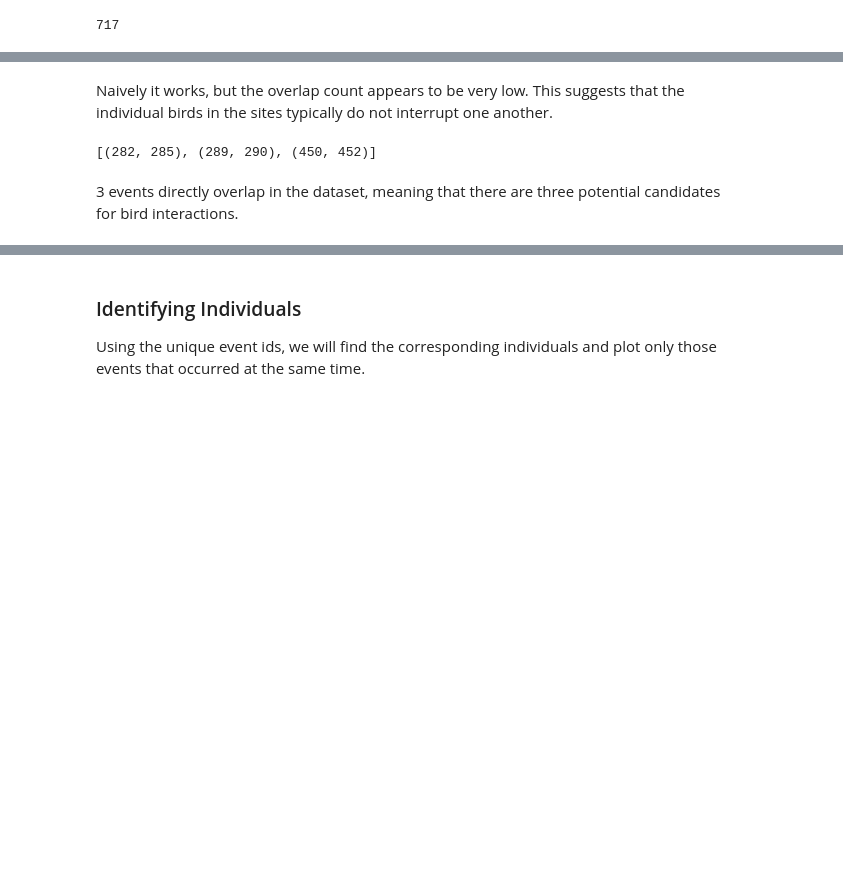
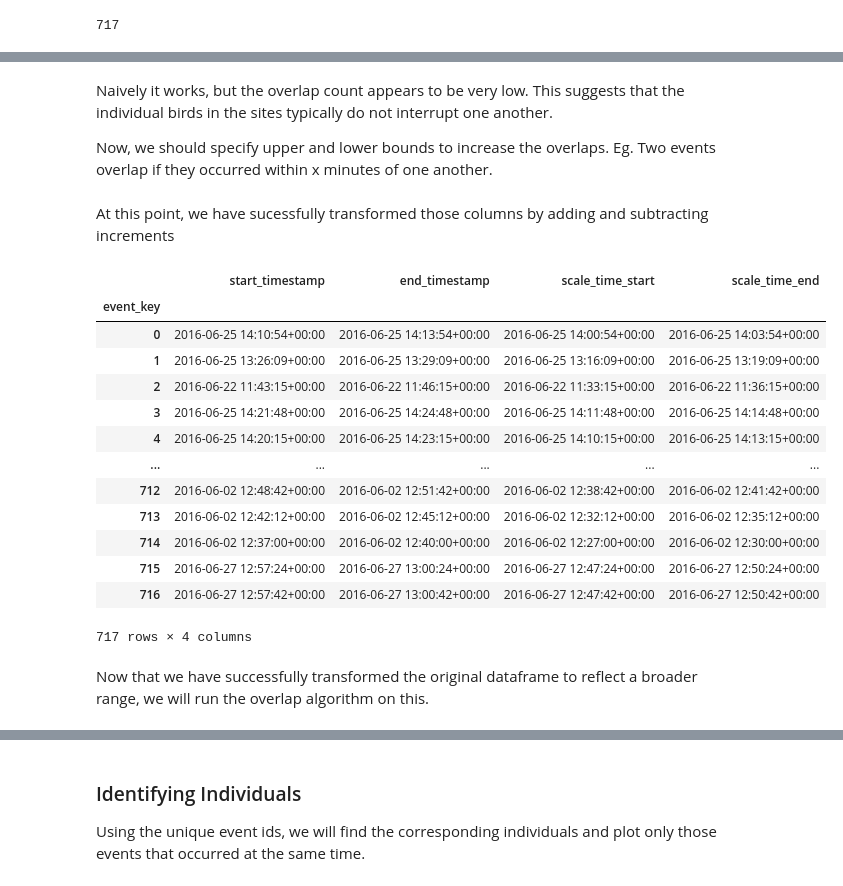
Before and after one commit to andChen2026/Bird_Network_Interactions_Analyzer, a Jupyter notebook: bioacoustics_data_analysis.ipynb, the cells around one changed output, grey strips where cells are left out. Saved outputs shown, nothing was run; the diff lists cells and outputs as text; code cells hidden in the pictures; blank space fills up the shorter version.

```diff
--- a/bioacoustics_data_analysis.ipynb
+++ b/bioacoustics_data_analysis.ipynb
@@ -61,7 +61,7 @@ subst_loaded_events_df['individual'] = all_loaded_events_df['class']
 
 # Convert to datetime objects
 subst_loaded_events_df['start_timestamp'] = pd.to_datetime(subst_loaded_events_df['start_timestamp'], utc=True)
-subst_loaded_events_df['duration'] = pd.to_timedelta(subst_loaded_events_df['duration'], unit='sec')
+subst_loaded_events_df['duration'] = pd.to_timedelta(subst_loaded_events_df['duration'], unit='minute')
 # %%
 # Create a new column just for the end_timestamp
 subst_loaded_events_df['end_timestamp'] = (subst_loaded_events_df['start_timestamp'] + subst_loaded_events_df['duration'])
@@ -179,8 +195,39 @@ overlaps = overlap(tuples_events)
 # %% [markdown]
 Naively it works, but the overlap count appears to be very low. This suggests that the individual birds in the sites typically do not interrupt one another.
+
+Now, we should specify upper and lower bounds to increase the overlaps. Eg. Two events overlap if they occurred within x minutes of one another.
 # %%
-overlaps
+# First we need to add a lower and upper bound: Start - Lower & End + Upper. Then, use that for overlaps
+# Modify the dataframe, adding those new columns for the algorithm to process
+cols = subst_loaded_events_df.columns
+#cols
+# Fetch only the necessary columns
+time_df = subst_loaded_events_df[['event_key', 'start_timestamp', 'end_timestamp']]
+# Process those columns by adding a new one
+
+lower_s = 10
+upper_e = 10
+
+time_df['scale_time_start'] = time_df['start_timestamp'] - pd.to_timedelta(lower_s, unit='minute')
+time_df['scale_time_end'] = time_df['end_timestamp'] - pd.to_timedelta(upper_e, unit='minute')
+
+time_df = time_df.set_index("event_key")
-# %% [output]
-[(282, 285), (289, 290), (450, 452)]
-# %% [markdown]
-3 events directly overlap in the dataset, meaning that there are three potential candidates for bird interactions.
+# %% [markdown]
+At this point, we have sucessfully transformed those columns by adding and subtracting increments
+# %%
+time_df
+# %% [output]
+|  | start_timestamp | end_timestamp | scale_time_start | scale_time_end |
+| event_key |  |  |  |  |
+| 0 | 2016-06-25 14:10:54+00:00 | 2016-06-25 14:13:54+00:00 | 2016-06-25 14:00:54+00:00 | 2016-06-25 14:03:54+00:00 |
+| 1 | 2016-06-25 13:26:09+00:00 | 2016-06-25 13:29:09+00:00 | 2016-06-25 13:16:09+00:00 | 2016-06-25 13:19:09+00:00 |
+| 2 | 2016-06-22 11:43:15+00:00 | 2016-06-22 11:46:15+00:00 | 2016-06-22 11:33:15+00:00 | 2016-06-22 11:36:15+00:00 |
+| 3 | 2016-06-25 14:21:48+00:00 | 2016-06-25 14:24:48+00:00 | 2016-06-25 14:11:48+00:00 | 2016-06-25 14:14:48+00:00 |
+| 4 | 2016-06-25 14:20:15+00:00 | 2016-06-25 14:23:15+00:00 | 2016-06-25 14:10:15+00:00 | 2016-06-25 14:13:15+00:00 |
+| ... | ... | ... | ... | ... |
+| 712 | 2016-06-02 12:48:42+00:00 | 2016-06-02 12:51:42+00:00 | 2016-06-02 12:38:42+00:00 | 2016-06-02 12:41:42+00:00 |
+| 713 | 2016-06-02 12:42:12+00:00 | 2016-06-02 12:45:12+00:00 | 2016-06-02 12:32:12+00:00 | 2016-06-02 12:35:12+00:00 |
+| 714 | 2016-06-02 12:37:00+00:00 | 2016-06-02 12:40:00+00:00 | 2016-06-02 12:27:00+00:00 | 2016-06-02 12:30:00+00:00 |
+| 715 | 2016-06-27 12:57:24+00:00 | 2016-06-27 13:00:24+00:00 | 2016-06-27 12:47:24+00:00 | 2016-06-27 12:50:24+00:00 |
+| 716 | 2016-06-27 12:57:42+00:00 | 2016-06-27 13:00:42+00:00 | 2016-06-27 12:47:42+00:00 | 2016-06-27 12:50:42+00:00 |
+717 rows × 4 columns
@@ -186,0 +236,2 @@ overlaps
+# %% [markdown]
+Now that we have successfully transformed the original dataframe to reflect a broader range, we will run the overlap algorithm on this.
```
Also changed, not shown: parts of 8 cells of this notebook, 2 other files.
